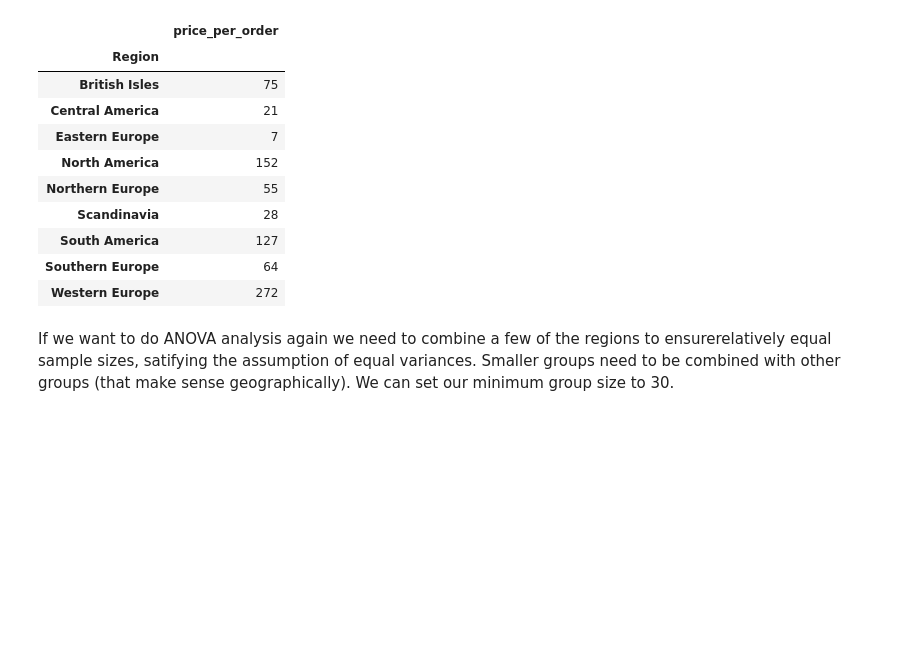
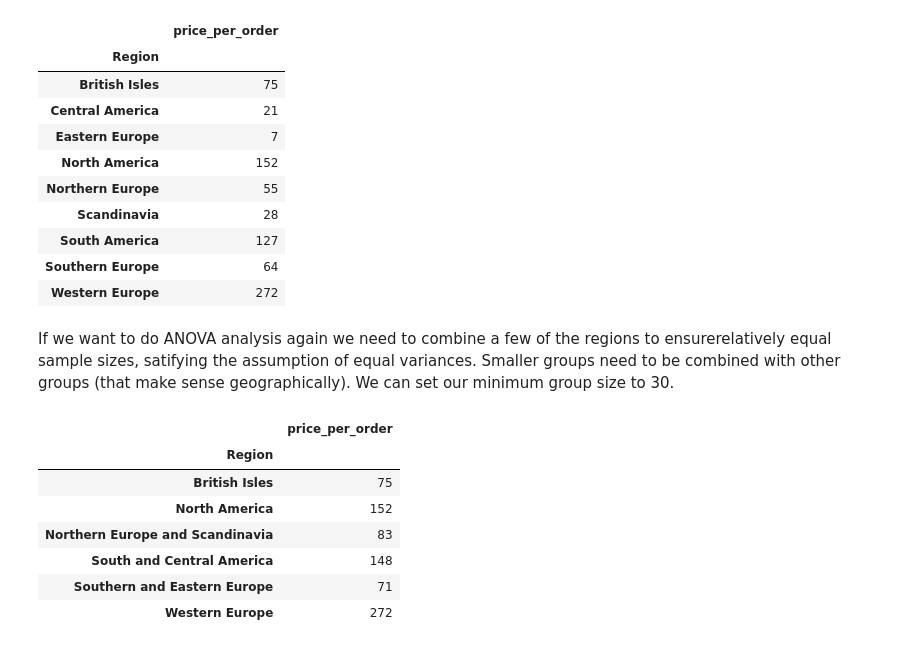
Before and after one commit to MissAle17/dsc-2-final-project-online-ds-sp-000, a Jupyter notebook: Module2.ipynb, the cells around one changed output. Drawn from its saved outputs; the diff is of its cells as text; code cells hidden in the pictures; blank space fills up the shorter version.

```diff
--- a/Module2.ipynb
+++ b/Module2.ipynb
@@ -473,9 +473,22 @@ df3.groupby(['Region']).count()
 # %% [markdown]
 If we want to do ANOVA analysis again we need to combine a few of the regions to ensurerelatively equal sample sizes, satifying the assumption of equal variances. Smaller groups need to be combined with other groups (that make sense geographically).  We can set our minimum group size to 30.
 # %%
-# Combining Eastern and Southern Europe
+# Eastern and Southern Europe
 df3.loc[(df3.Region == 'Eastern Europe') | (df3.Region == 'Southern Europe'),'Region'] = 'Southern and Eastern Europe'
-# Combining Scandinavia and Northern Europe
+# Scandinavia and Northern Europe
 df3.loc[(df3.Region == 'Scandinavia') | (df3.Region == 'Northern Europe'),'Region'] = 'Northern Europe and Scandinavia'
-# Combining Central and South America
+#Central and South America
 df3.loc[(df3.Region == 'Central America') | (df3.Region == 'South America'),'Region'] = 'South and Central America'
+
+
+#reviewing the changes to the dataframe
+df3.groupby(['Region']).count()
+# %% [output]
+|  | price_per_order |
+| Region |  |
+| British Isles | 75 |
+| North America | 152 |
+| Northern Europe and Scandinavia | 83 |
+| South and Central America | 148 |
+| Southern and Eastern Europe | 71 |
+| Western Europe | 272 |
```
Also changed, not shown: parts of 5 cells of this notebook.
